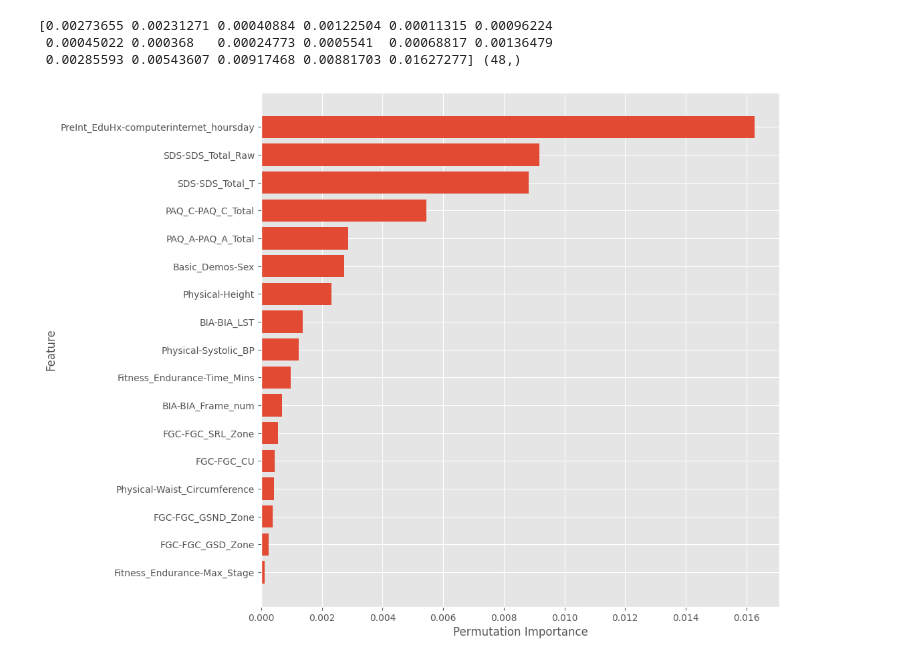
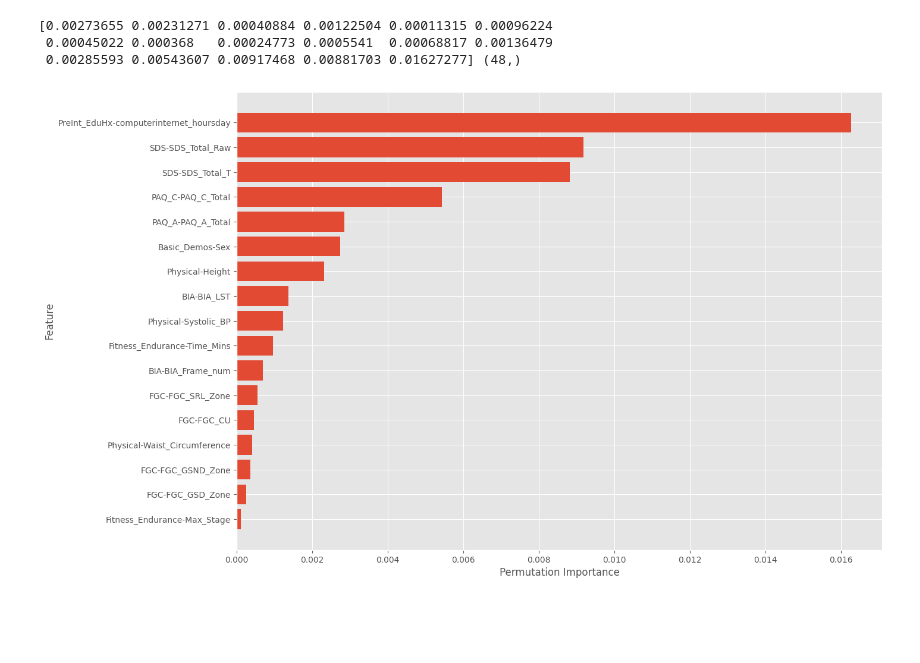
Before and after one commit to ematth/DeepInTheWeb, a Jupyter notebook: code/412-new.ipynb, the cells around one changed output. Cells and saved outputs as stored; diff of their text form; code cells hidden in the pictures; blank space fills up the shorter version.

Commit message:
feature importance image

```diff
--- a/code/412-new.ipynb
+++ b/code/412-new.ipynb
@@ -342,11 +342,13 @@ print(importances[importances > 0], importances.shape)
  0.00285593 0.00543607 0.00917468 0.00881703 0.01627277] (48,)
 # %%
 # plot importances as a bar chart
-plt.figure(figsize=(10, 10))
+fig = plt.figure(figsize=(14, 10))
 sorting = np.argsort(importances)
 plt.barh(X.columns[sorting][31:], importances[sorting][31:])
 plt.xlabel('Permutation Importance')
 plt.ylabel('Feature')
 plt.show()
+fig.tight_layout()
+fig.savefig('feature_importance.jpg')
 # %% [output]
-[figure, old version]
+[figure, new version]
```
Also changed, not shown: 1 other file.
